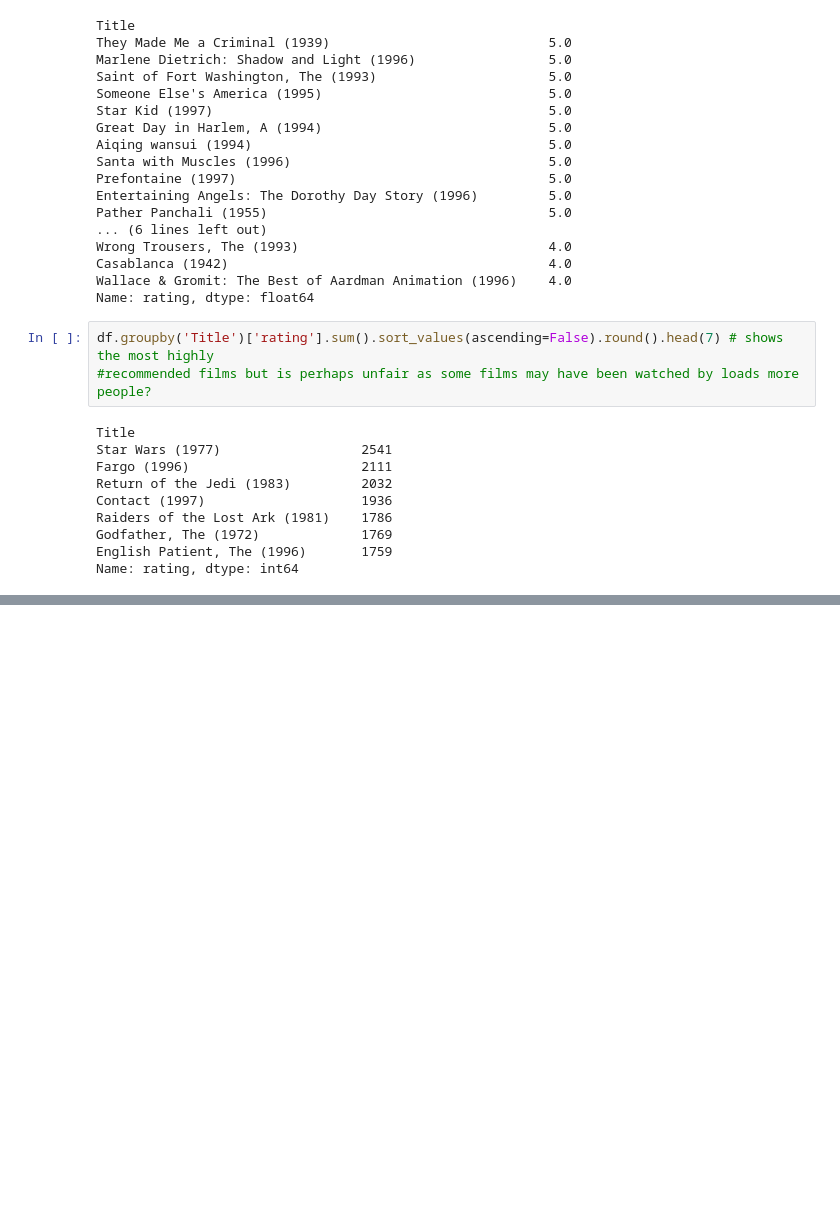
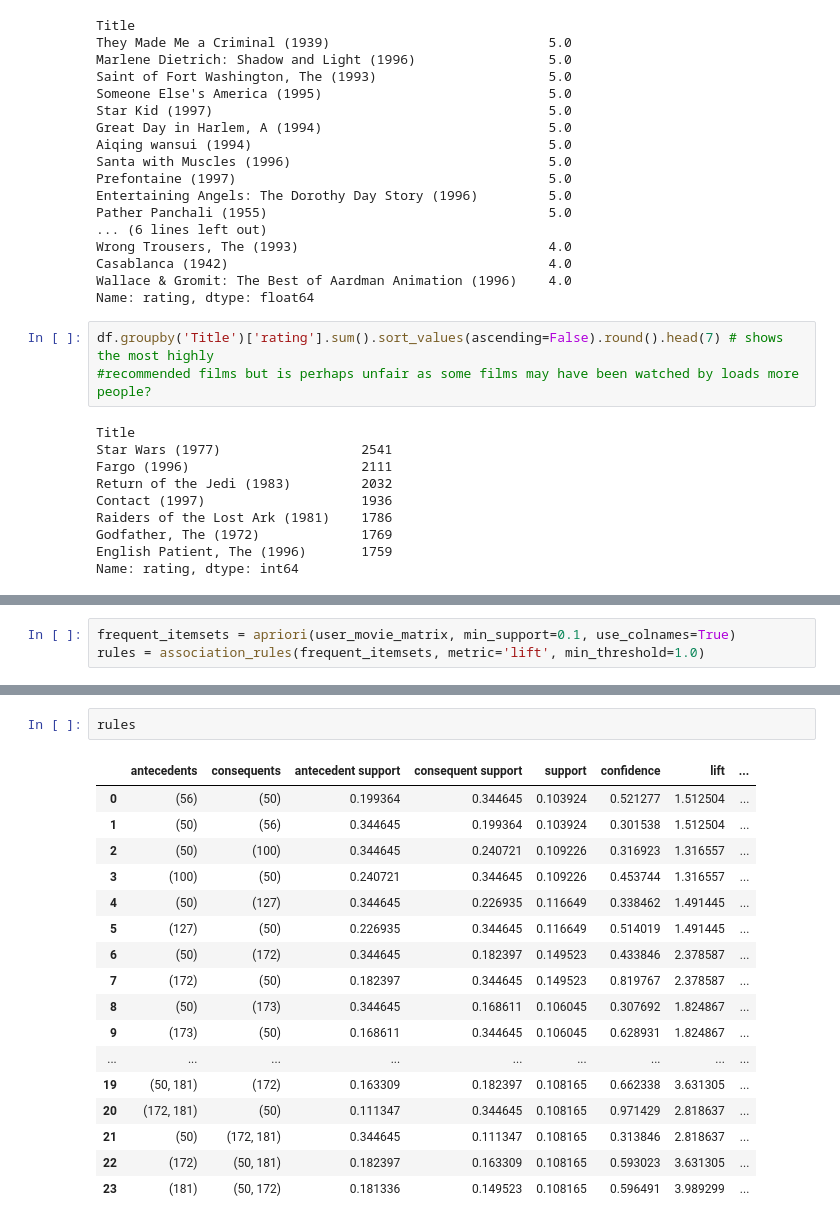
Before and after one commit to AndrewBoyne/my_qa_repo, a Jupyter notebook: Week 8/Movies date frame after filtering 1159.ipynb, the cells around one changed output, grey strips where cells are left out. Saved outputs shown, nothing was run; the diff lists cells and outputs as text; blank space fills up the shorter version.

```diff
--- a/Week 8/Movies date frame after filtering 1159.ipynb
+++ b/Week 8/Movies date frame after filtering 1159.ipynb
@@ -144,0 +217,3 @@ Name: rating, dtype: int64
+# %%
+frequent_itemsets = apriori(user_movie_matrix, min_support=0.1, use_colnames=True)
+rules = association_rules(frequent_itemsets, metric='lift', min_threshold=1.0)
@@ -144,0 +225,20 @@ Name: rating, dtype: int64
+# %%
+rules
+# %% [output]
+|  | antecedents | consequents | antecedent support | consequent support | support | confidence | lift | ... |
+| 0 | (56) | (50) | 0.199364 | 0.344645 | 0.103924 | 0.521277 | 1.512504 | ... |
+| 1 | (50) | (56) | 0.344645 | 0.199364 | 0.103924 | 0.301538 | 1.512504 | ... |
+| 2 | (50) | (100) | 0.344645 | 0.240721 | 0.109226 | 0.316923 | 1.316557 | ... |
+| 3 | (100) | (50) | 0.240721 | 0.344645 | 0.109226 | 0.453744 | 1.316557 | ... |
+| 4 | (50) | (127) | 0.344645 | 0.226935 | 0.116649 | 0.338462 | 1.491445 | ... |
+| 5 | (127) | (50) | 0.226935 | 0.344645 | 0.116649 | 0.514019 | 1.491445 | ... |
+| 6 | (50) | (172) | 0.344645 | 0.182397 | 0.149523 | 0.433846 | 2.378587 | ... |
+| 7 | (172) | (50) | 0.182397 | 0.344645 | 0.149523 | 0.819767 | 2.378587 | ... |
+| 8 | (50) | (173) | 0.344645 | 0.168611 | 0.106045 | 0.307692 | 1.824867 | ... |
+| 9 | (173) | (50) | 0.168611 | 0.344645 | 0.106045 | 0.628931 | 1.824867 | ... |
+| ... | ... | ... | ... | ... | ... | ... | ... | ... |
+| 19 | (50, 181) | (172) | 0.163309 | 0.182397 | 0.108165 | 0.662338 | 3.631305 | ... |
+| 20 | (172, 181) | (50) | 0.111347 | 0.344645 | 0.108165 | 0.971429 | 2.818637 | ... |
+| 21 | (50) | (172, 181) | 0.344645 | 0.111347 | 0.108165 | 0.313846 | 2.818637 | ... |
+| 22 | (172) | (50, 181) | 0.182397 | 0.163309 | 0.108165 | 0.593023 | 3.631305 | ... |
+| 23 | (181) | (50, 172) | 0.181336 | 0.149523 | 0.108165 | 0.596491 | 3.989299 | ... |
```
Also changed, not shown: parts of 15 cells of this notebook, 2 other files.
